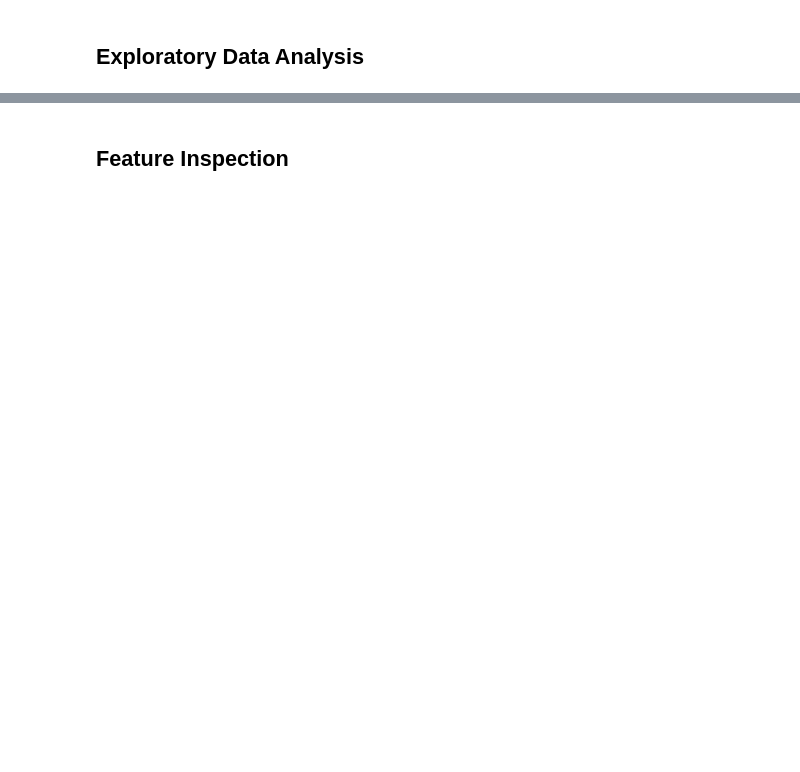
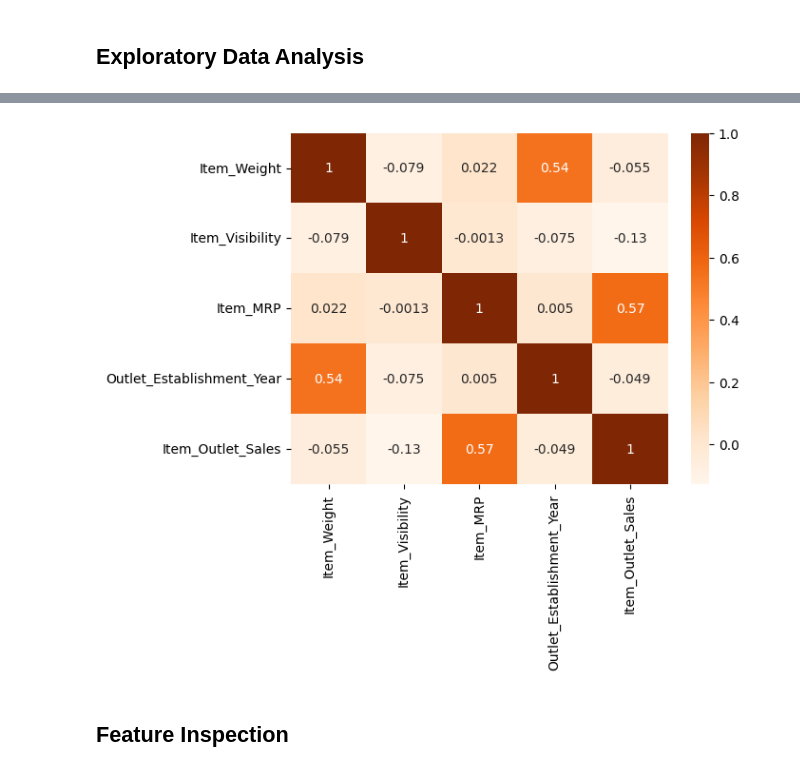
Before and after one commit to carlolopez03/Prediction-of-Product-Sales, a Jupyter notebook: Prediction_of_Product_Sales.ipynb, the cells around one changed output, grey strips where cells are left out. Cells and saved outputs as stored; diff of their text form; code cells hidden in the pictures; blank space fills up the shorter version.

```diff
--- a/Prediction_of_Product_Sales.ipynb
+++ b/Prediction_of_Product_Sales.ipynb
@@ -216,0 +250,3 @@ df_sp[num_cols].describe()
+# %%
+corr = df_sp.corr(numeric_only=True);
+corr.round(2)
@@ -217,2 +260,6 @@ df_sp[num_cols].describe()
+# %%
+sns.heatmap(corr, cmap = 'Oranges', annot=True);
+# %% [output]
+[figure, added]
 # %% [markdown]
 ## **Feature Inspection**
```
Also changed, not shown: parts of 8 cells of this notebook.
